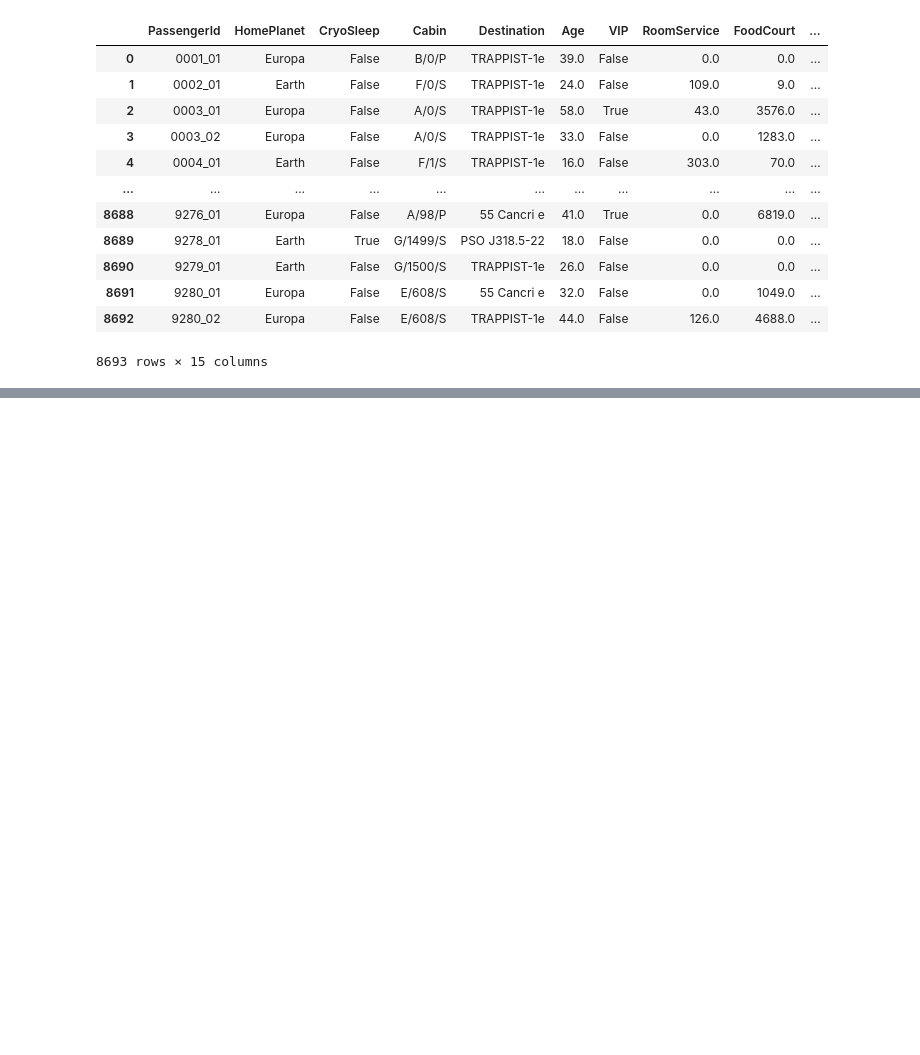
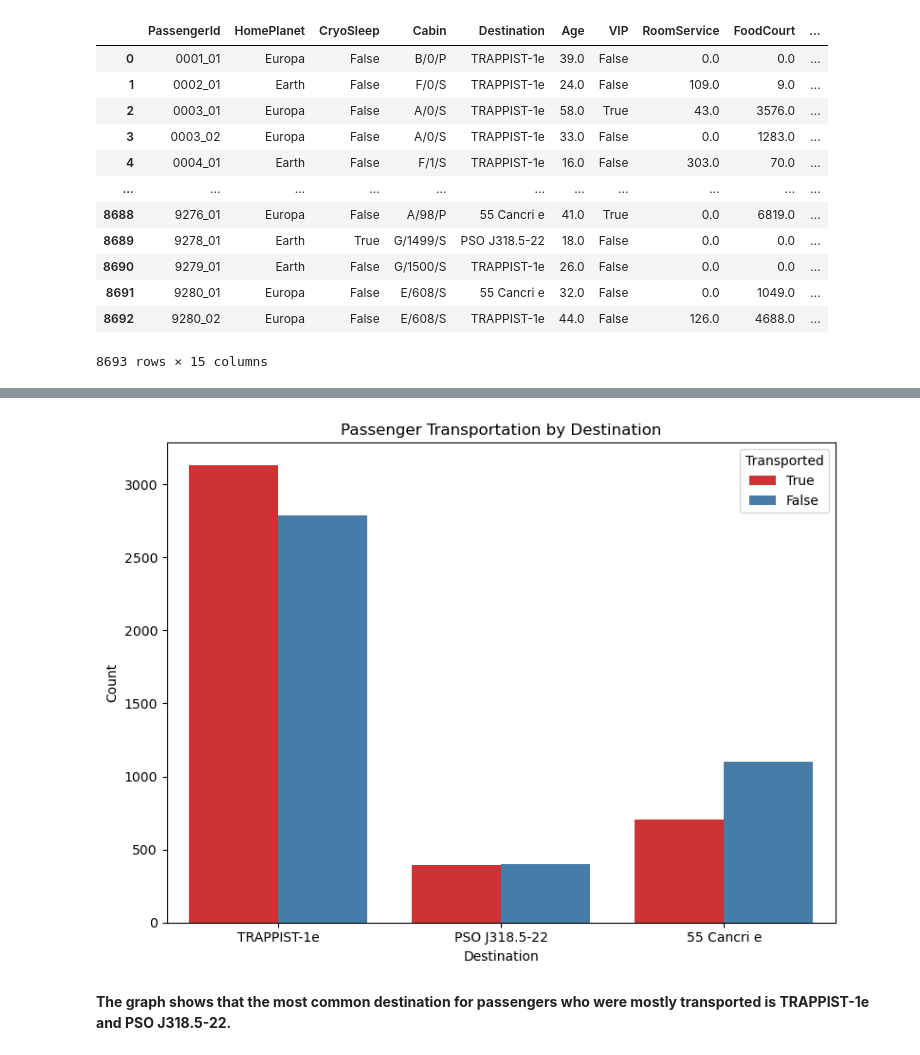
Before and after one commit to Emilly-Njue/Spaceship-Titanic, a Jupyter notebook: spaceship.ipynb, the cells around one changed output, grey strips where cells are left out. Saved outputs shown, nothing was run; the diff lists cells and outputs as text; code cells hidden in the pictures; blank space fills up the shorter version.

```diff
--- a/spaceship.ipynb
+++ b/spaceship.ipynb
@@ -240,0 +260,14 @@ train_data
+# %%
+# Bar Plot (Destination)
+plt.figure(figsize=(8,6))
+sns.countplot(data=train_data, x='Destination', hue='Transported', palette='Set1')
+plt.xlabel('Destination')
+plt.ylabel('Count')
+plt.title('Passenger Transportation by Destination')
+plt.legend(title='Transported', labels=['True', 'False'])
+plt.tight_layout()
+plt.show()
+# %% [output]
+[figure, added]
+# %% [markdown]
+**The graph shows that the most common destination for passengers who were mostly transported is TRAPPIST-1e and PSO J318.5-22.**
```
Also changed, not shown: parts of 5 cells of this notebook.
